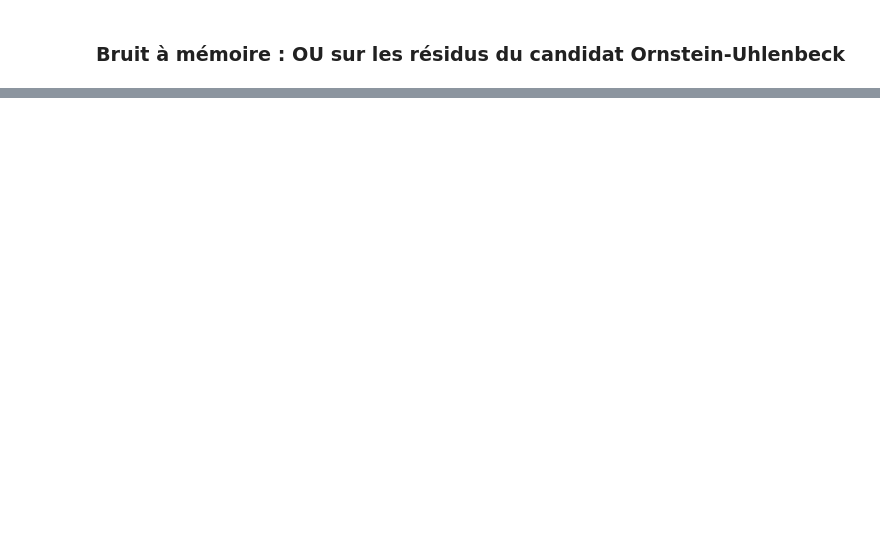
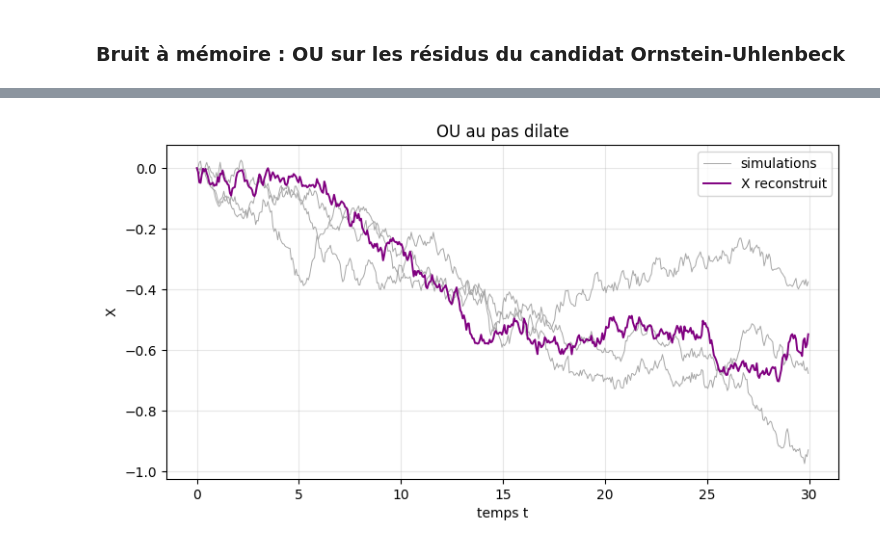
Before and after one commit to Flyioncy/Projet_Stochastiques, a Jupyter notebook: notebook.ipynb, the cells around one changed output, grey strips where cells are left out. Drawn from its saved outputs; the diff is of its cells as text; code cells hidden in the pictures; blank space fills up the shorter version.

```diff
--- a/notebook.ipynb
+++ b/notebook.ipynb
@@ -361,0 +321,21 @@ plt.show()
+# %%
+# trajectoires de l'OU (solution exacte) au pas dilate, comparees au virus reconstruit
+rng = np.random.default_rng(0)
+tk, Xk = tX[::k], X[::k]
+def brownien(n, pas):
+    return np.concatenate([[0.0], np.cumsum(rng.normal(0, np.sqrt(pas), n - 1))])
+def simule_ou(tt, pas, theta, mu, sigma, x0=0.0):
+    B = brownien(len(tt), pas); dB = np.diff(B)
+    ito = np.concatenate([[0.0], np.cumsum(np.exp(theta * tt[:-1]) * dB)])
+    return mu + (x0 - mu) * np.exp(-theta * tt) + sigma * np.exp(-theta * tt) * ito
+
+plt.figure(figsize=(9, 4.5))
+for j in range(3):
+    plt.plot(tk, simule_ou(tk, dtk, theta, mu, sigma), color='0.65', lw=0.7,
+             label='simulations' if j == 0 else None)
+plt.plot(tk, Xk, color='purple', lw=1.4, label='X reconstruit')
+plt.xlabel('temps t'); plt.ylabel('X'); plt.title('OU au pas dilate'); plt.legend(); plt.grid(alpha=0.3)
+plt.savefig('figures/virus4_sim_ou.png', dpi=150, bbox_inches='tight')
+plt.show()
+# %% [output]
+[figure, added]
```
Also changed, not shown: parts of 16 cells of this notebook, 15 other files.
